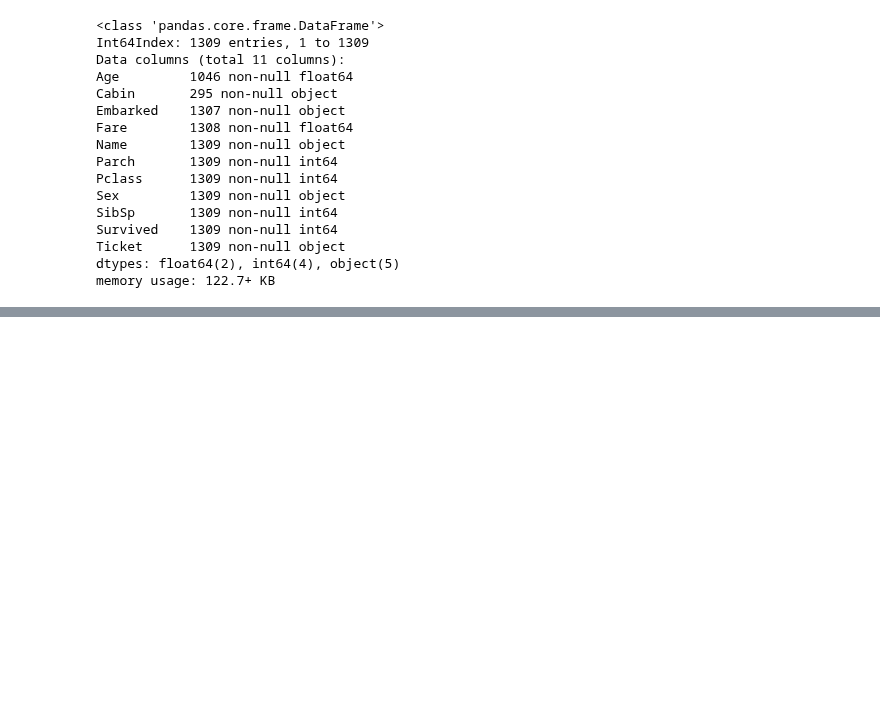
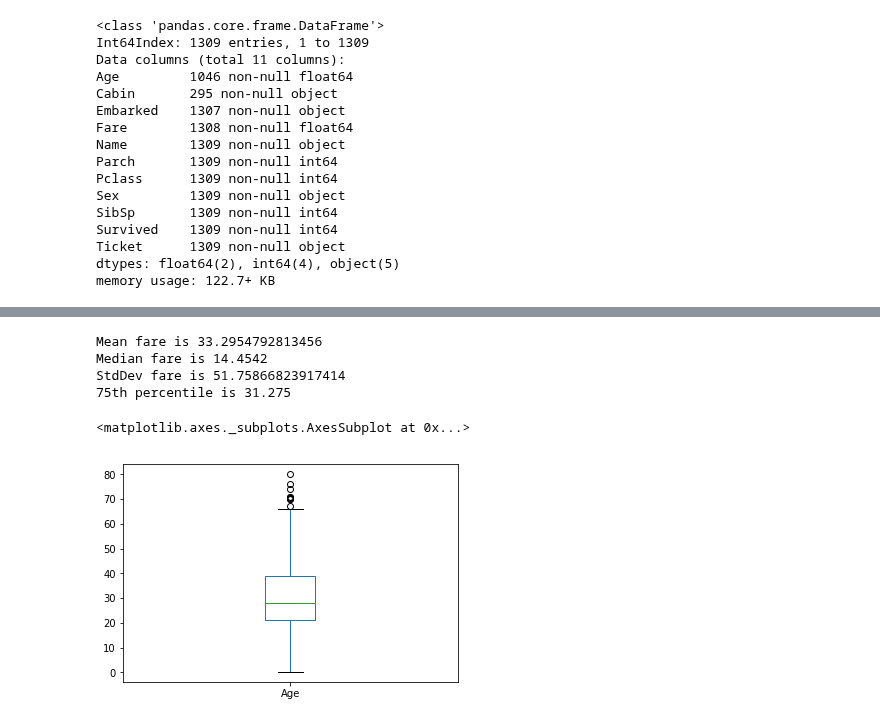
Before and after one commit to hpinsley/titanic, a Jupyter notebook: notebooks/Exploring the Titanic Dataset.ipynb, the cells around one changed output, grey strips where cells are left out. Drawn from its saved outputs; the diff is of its cells as text; code cells hidden in the pictures; blank space fills up the shorter version.

```diff
--- a/notebooks/Exploring the Titanic Dataset.ipynb
+++ b/notebooks/Exploring the Titanic Dataset.ipynb
@@ -101,0 +239,10 @@ memory usage: 122.7+ KB
+# %%
+print("Mean fare is {}".format(df.Fare.mean()))
+print("Median fare is {}".format(df.Fare.median()))
+print("StdDev fare is {}".format(df.Fare.std()))
+print("75th percentile is {}".format(df.Fare.quantile(0.75)))
+# %% [output]
+Mean fare is 33.2954792813456
+Median fare is 14.4542
+StdDev fare is 51.75866823917414
+75th percentile is 31.275
@@ -101,0 +251,5 @@ memory usage: 122.7+ KB
+# %%
+df.Age.plot(kind='box')
+# %% [output]
+<matplotlib.axes._subplots.AxesSubplot at 0x...>
+[figure, added]
```
Also changed, not shown: parts of 35 cells of this notebook.
